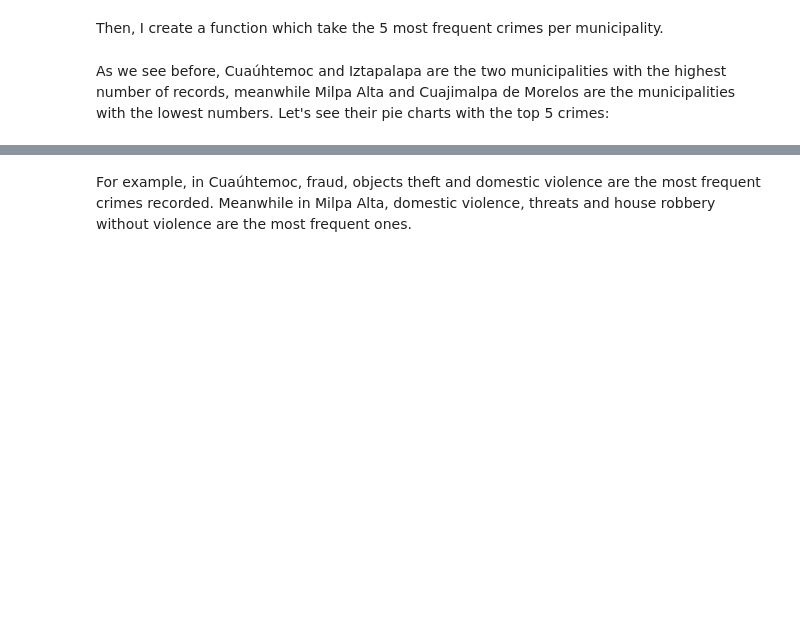
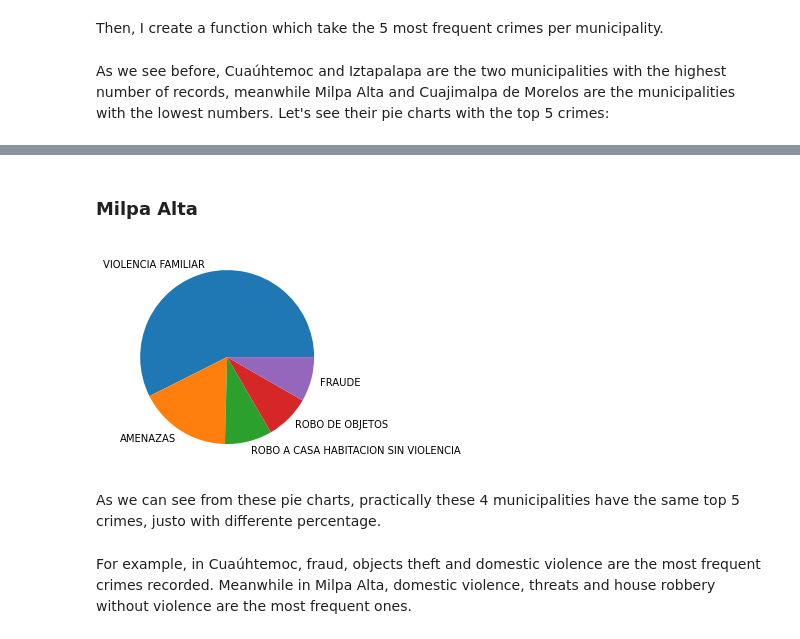
Before and after one commit to lorenaphys/CPBI, a Jupyter notebook: notebooks/Tech_interview.ipynb, the cells around one changed output, grey strips where cells are left out. Drawn from its saved outputs; the diff is of its cells as text; code cells hidden in the pictures; blank space fills up the shorter version.

```diff
--- a/notebooks/Tech_interview.ipynb
+++ b/notebooks/Tech_interview.ipynb
@@ -94,3 +110,12 @@ plt.show()
+# %% [markdown]
+### Milpa Alta
+# %%
+plt.pie(top_crime_milpa_alta['size'], labels = top_crime_milpa_alta['delito'])
+plt.show()
+# %% [output]
+[figure, added]
+# %% [markdown]
+As we can see from these pie charts, practically these 4 municipalities have the same top 5 crimes, justo with differente percentage.
 # %%
 #fig = px.sunburst(crime_cdmx,
                   #path=['alcaldia_hechos', 'delito']
```
Also changed, not shown: parts of 8 cells of this notebook.
